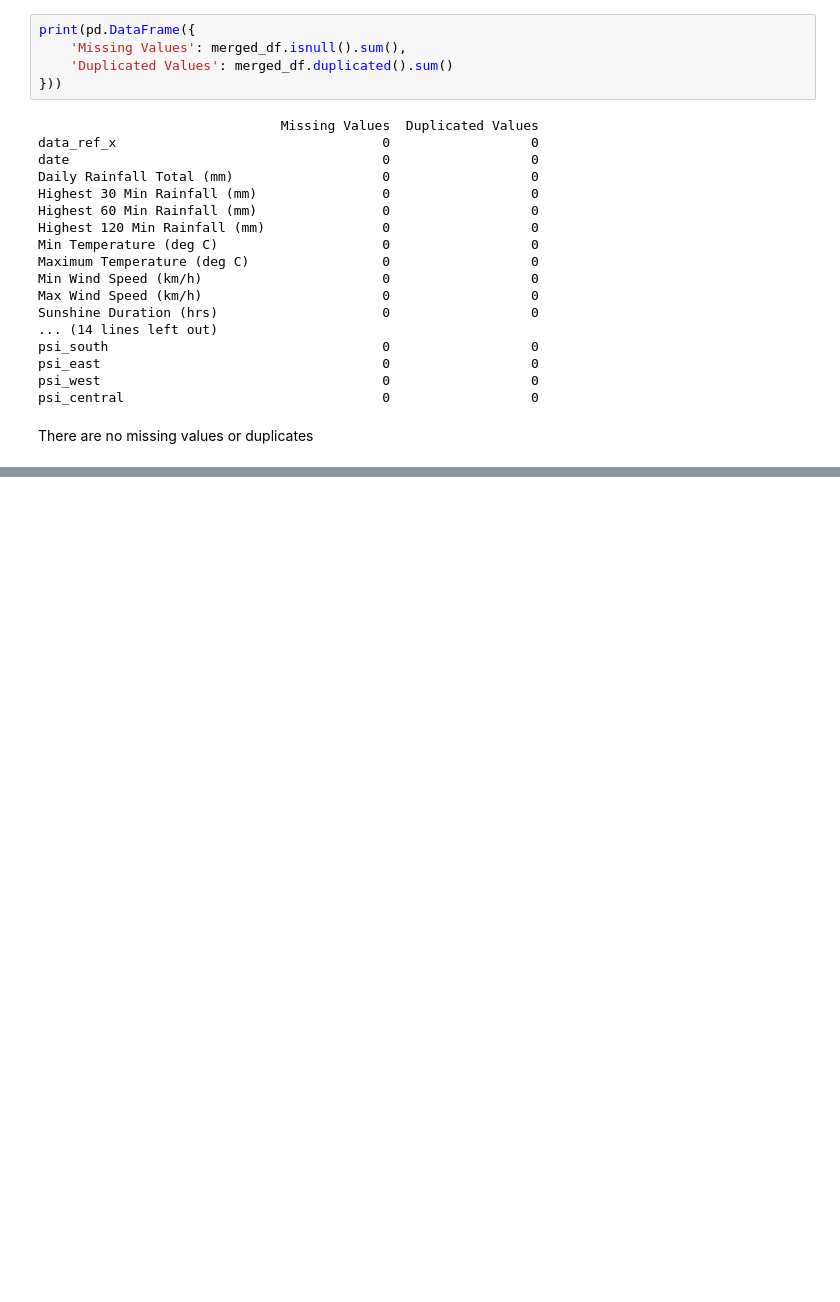
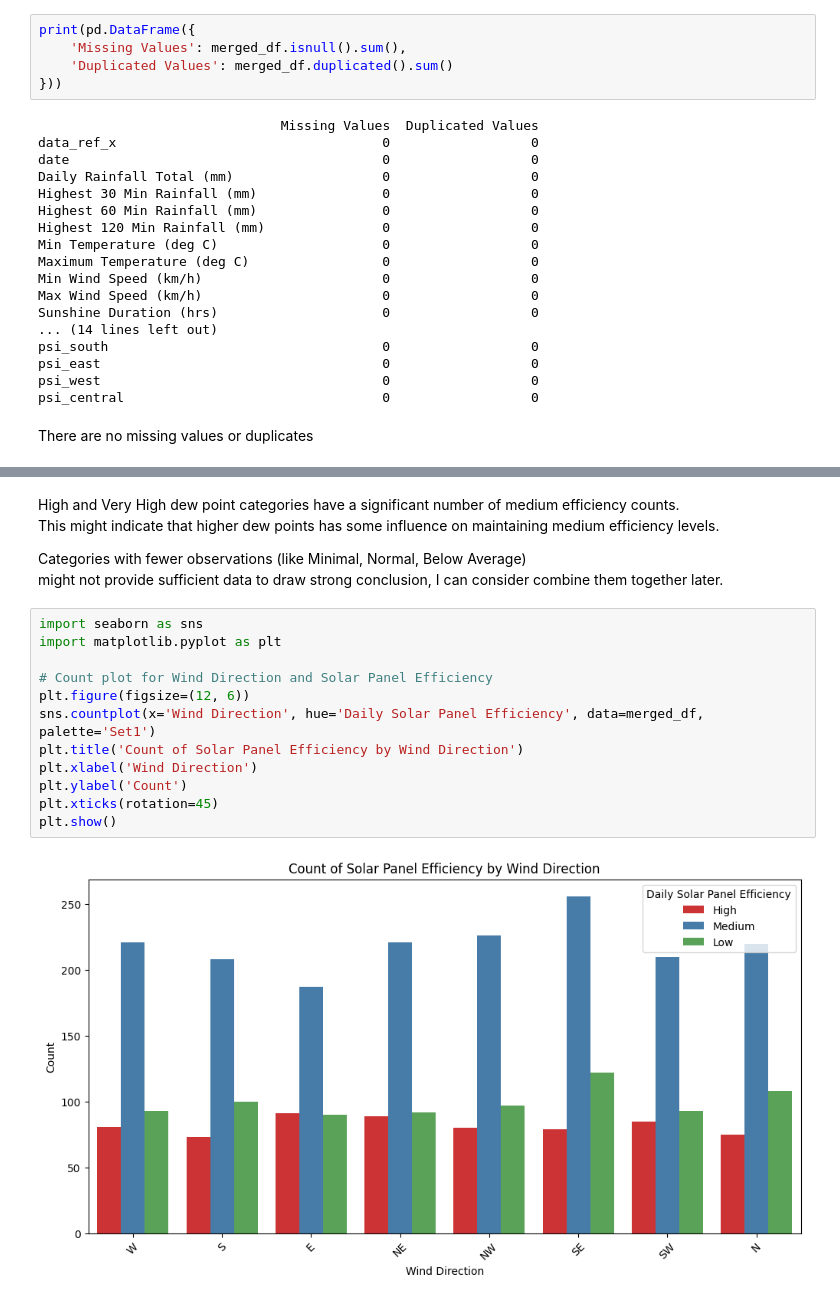
Before and after one commit to lxxxng/SolarPanelEfficiencyPrediction, a Jupyter notebook: eda.ipynb, the cells around one changed output, grey strips where cells are left out. Cells and saved outputs as stored; diff of their text form; blank space fills up the shorter version.

```diff
--- a/eda.ipynb
+++ b/eda.ipynb
@@ -373,0 +571,20 @@ plt.show()
+# %% [markdown]
+High and Very High dew point categories have a significant number of medium efficiency counts. \
+This might indicate that higher dew points has some influence on maintaining medium efficiency levels.
+
+Categories with fewer observations (like Minimal, Normal, Below Average) \
+might not provide sufficient data to draw strong conclusion, I can consider combine them together later.
+# %%
+import seaborn as sns
+import matplotlib.pyplot as plt
+
+# Count plot for Wind Direction and Solar Panel Efficiency
+plt.figure(figsize=(12, 6))
+sns.countplot(x='Wind Direction', hue='Daily Solar Panel Efficiency', data=merged_df, palette='Set1')
+plt.title('Count of Solar Panel Efficiency by Wind Direction')
+plt.xlabel('Wind Direction')
+plt.ylabel('Count')
+plt.xticks(rotation=45)
+plt.show()
+# %% [output]
+[figure, added]
```
Also changed, not shown: parts of 73 cells of this notebook.
